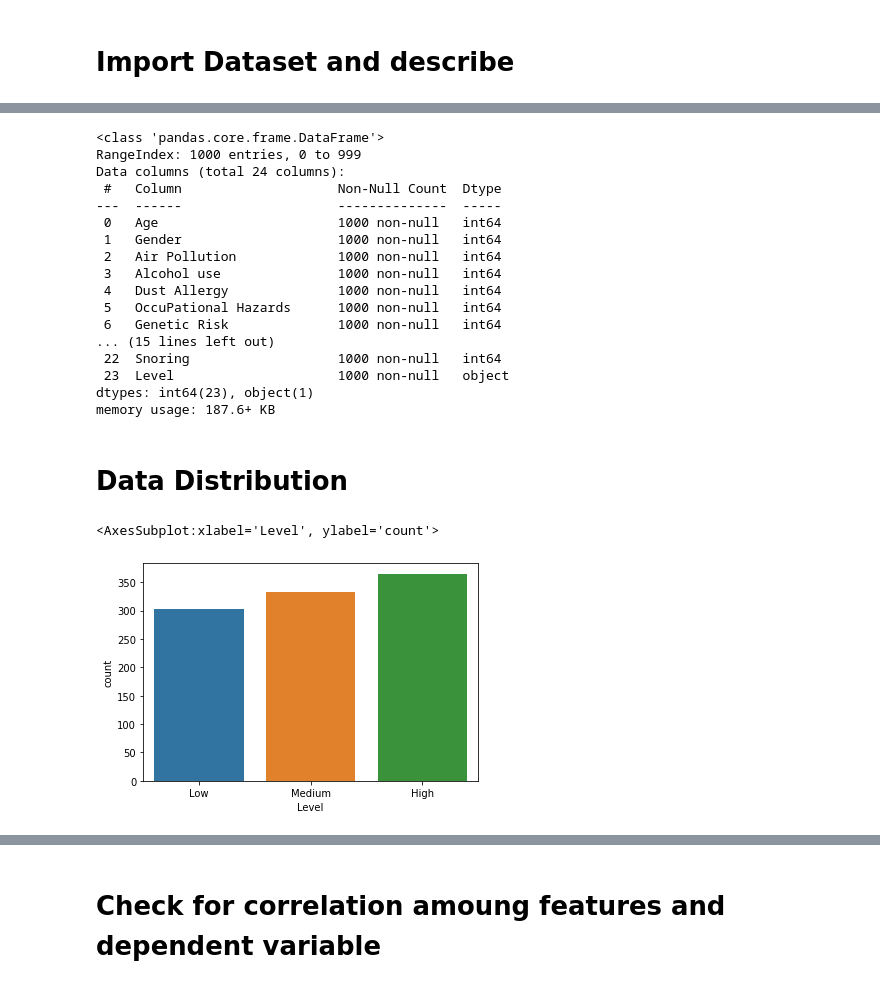
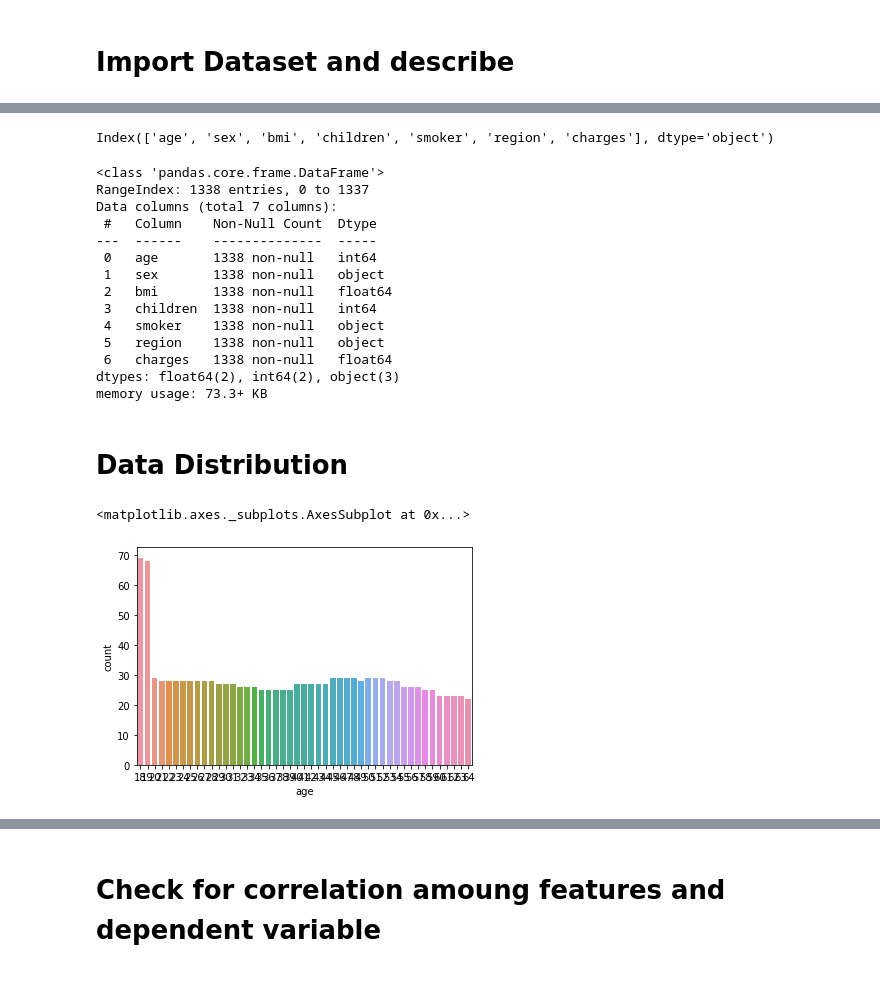
Before and after one commit to hedeencharles/ML_final_project, a Jupyter notebook: Jupyter Notebooks/data_exploration.ipynb, the cells around one changed output, grey strips where cells are left out. Saved outputs shown, nothing was run; the diff lists cells and outputs as text; code cells hidden in the pictures.

```diff
--- a/Jupyter Notebooks/data_exploration.ipynb
+++ b/Jupyter Notebooks/data_exploration.ipynb
@@ -33,3 +18,9 @@ Index(['Age', 'Gender', 'Air Pollution', 'Alcohol use', 'Dust Allergy',
+# %%
+dataset = pd.read_csv("../Datasets/insurance.csv")
+
+dataset.columns
+# %% [output]
+Index(['age', 'sex', 'bmi', 'children', 'smoker', 'region', 'charges'], dtype='object')
 # %%
 # Explore the features, identify any significances
 # %%
@@ -38,27 +29,24 @@ dataset.info()
 # dataset.describe()
 # %% [output]
 <class 'pandas.core.frame.DataFrame'>
-RangeIndex: 1000 entries, 0 to 999
-Data columns (total 24 columns):
- #   Column                    Non-Null Count  Dtype
----  ------                    --------------  -----
- 0   Age                       1000 non-null   int64
- 1   Gender                    1000 non-null   int64
- 2   Air Pollution             1000 non-null   int64
- 3   Alcohol use               1000 non-null   int64
- 4   Dust Allergy              1000 non-null   int64
- 5   OccuPational Hazards      1000 non-null   int64
- 6   Genetic Risk              1000 non-null   int64
-... (15 lines left out)
- 22  Snoring                   1000 non-null   int64
- 23  Level                     1000 non-null   object
-dtypes: int64(23), object(1)
-memory usage: 187.6+ KB
+RangeIndex: 1338 entries, 0 to 1337
+Data columns (total 7 columns):
+ #   Column    Non-Null Count  Dtype
+---  ------    --------------  -----
+ 0   age       1338 non-null   int64
+ 1   sex       1338 non-null   object
+ 2   bmi       1338 non-null   float64
+ 3   children  1338 non-null   int64
+ 4   smoker    1338 non-null   object
+ 5   region    1338 non-null   object
+ 6   charges   1338 non-null   float64
+dtypes: float64(2), int64(2), object(3)
+memory usage: 73.3+ KB
 # %% [markdown]
 # Data Distribution
 # %%
-# What is the count of each level?
-sns.countplot(x='Level',data=dataset)
+# What is the count of each age?
+sns.countplot(x='age',data=dataset)
 # %% [output]
-<AxesSubplot:xlabel='Level', ylabel='count'>
+<matplotlib.axes._subplots.AxesSubplot at 0x...>
-[figure, old version]
+[figure, new version]
```
Also changed, not shown: parts of 9 cells of this notebook.
